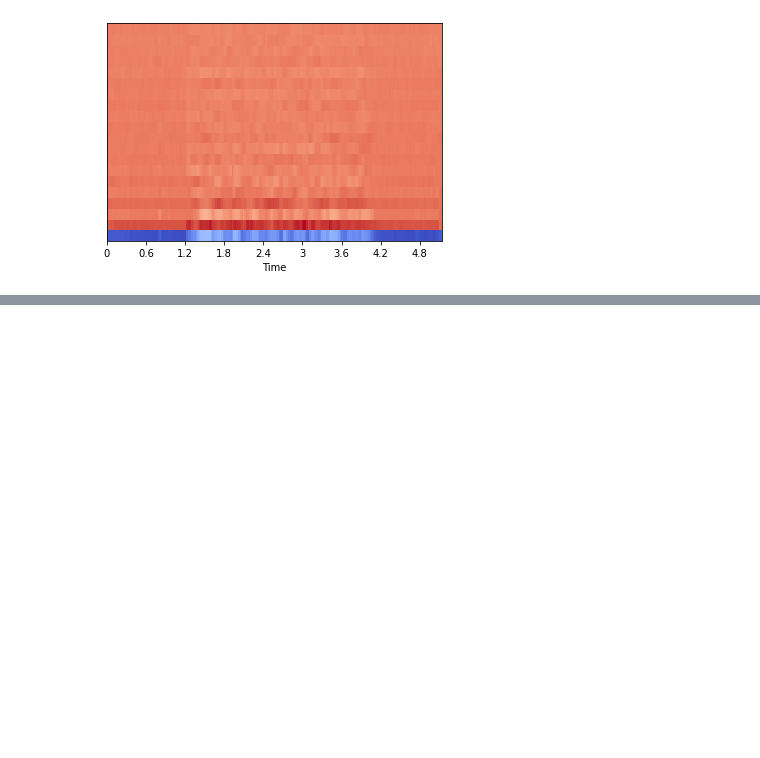
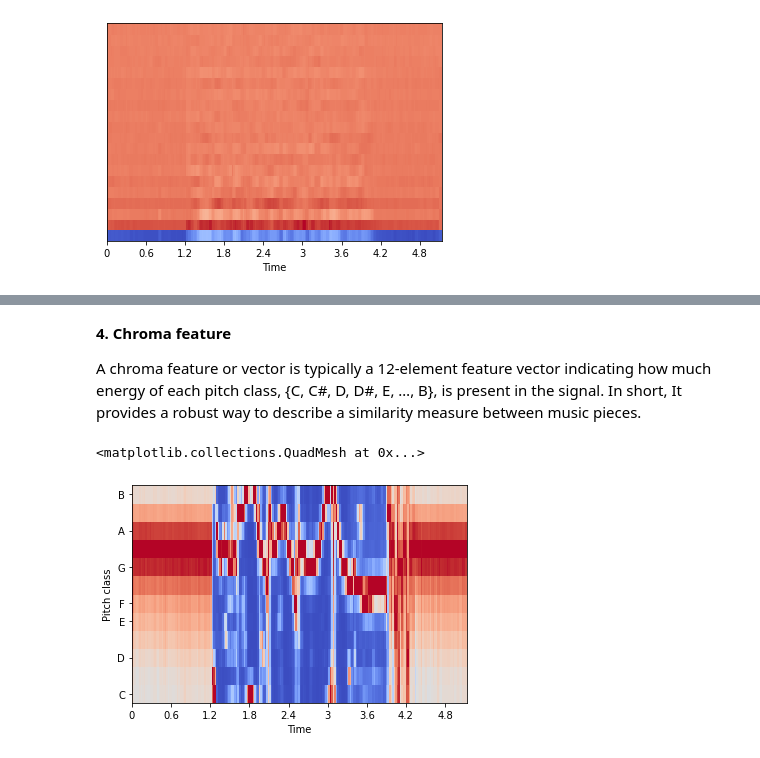
Before and after one commit to Speech-to-text-tenac/STT, a Jupyter notebook: notebooks/feature_extration(STT).ipynb, the cells around one changed output, grey strips where cells are left out. Saved outputs shown, nothing was run; the diff lists cells and outputs as text; code cells hidden in the pictures; blank space fills up the shorter version.

```diff
--- a/notebooks/feature_extration(STT).ipynb
+++ b/notebooks/feature_extration(STT).ipynb
@@ -277,0 +346,11 @@ plot_mfcc(mfccs, rate)
+# %% [markdown]
+**4. Chroma feature**
+
+A chroma feature or vector is typically a 12-element feature vector indicating how much energy of each pitch class, {C, C#, D, D#, E, …, B}, is present in the signal. In short, It provides a robust way to describe a similarity measure between music pieces.
+# %%
+chromagram = librosa.feature.chroma_stft(audio, sr=rate, hop_length=512)
+#plt.figure(figsize=(15, 5))
+librosa.display.specshow(chromagram, x_axis='time', y_axis='chroma', hop_length=512, cmap='coolwarm')
+# %% [output]
+<matplotlib.collections.QuadMesh at 0x...>
+[figure, added]
```
Also changed, not shown: parts of 13 cells of this notebook.
